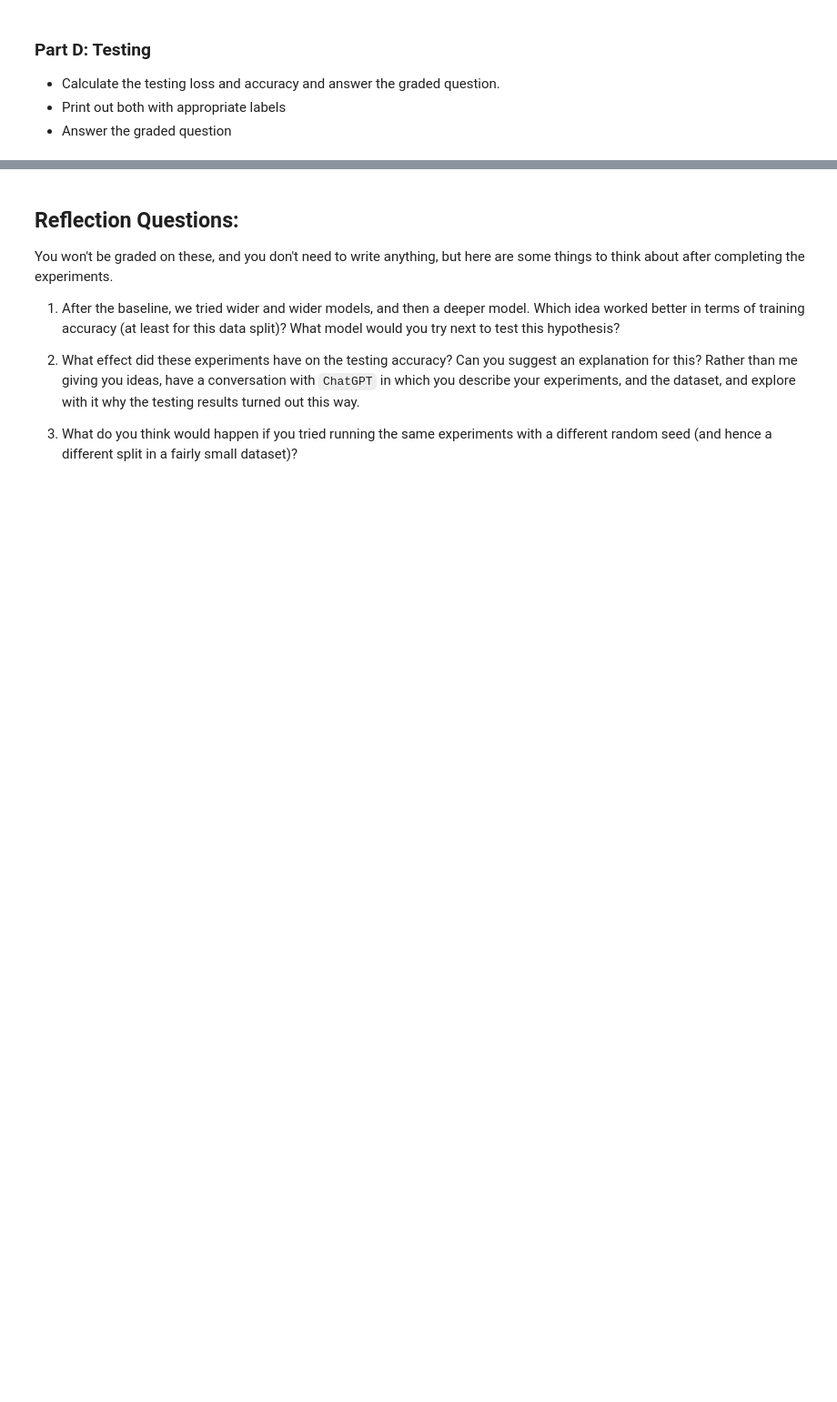
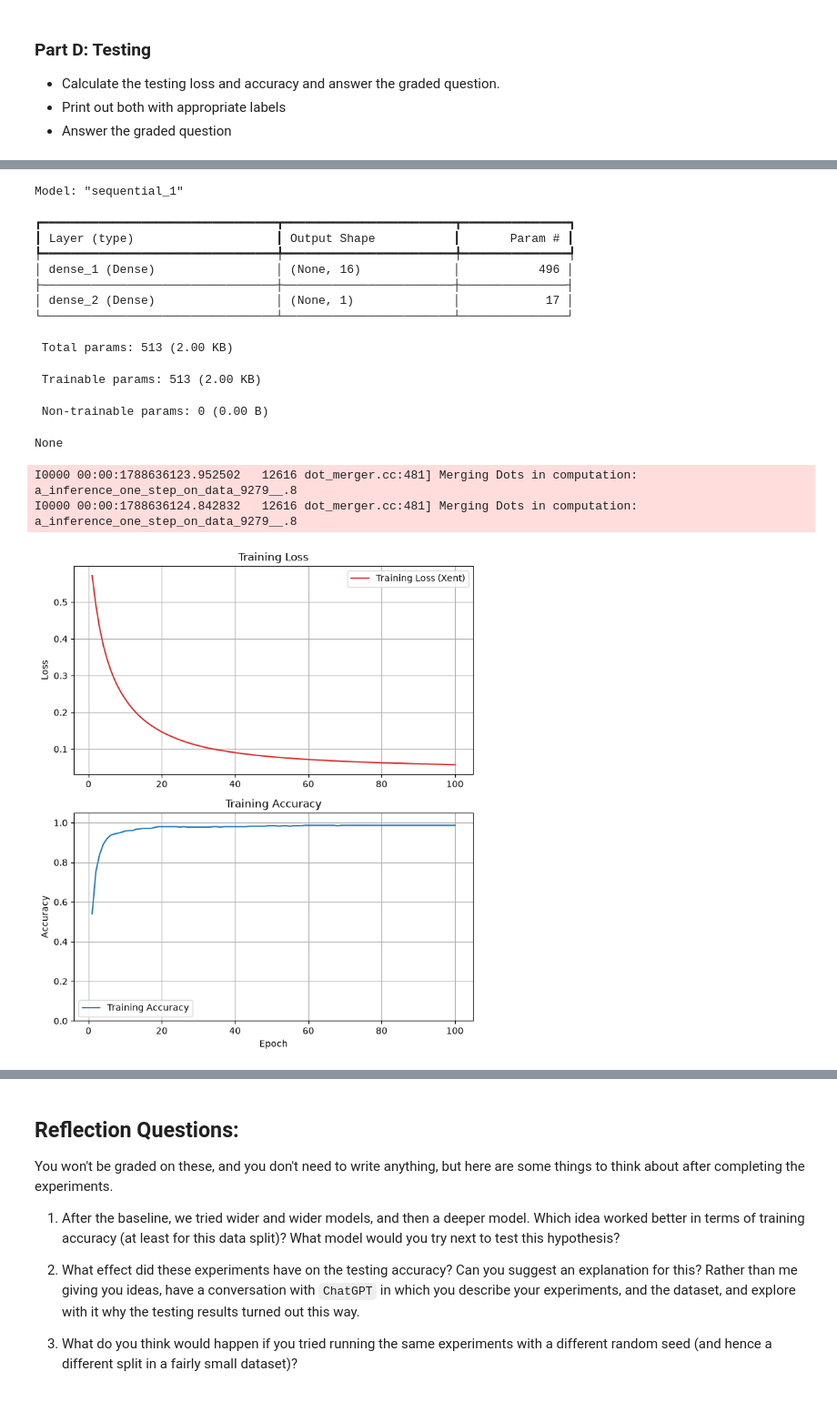
Before and after one commit to raffwh/dx703_hw, a Jupyter notebook: notebooks/Homework_01.ipynb, the cells around one changed output, grey strips where cells are left out. Shown at 91% size. Drawn from its saved outputs; the diff is of its cells as text; code cells hidden in the pictures; blank space fills up the shorter version.

```diff
--- a/notebooks/Homework_01.ipynb
+++ b/notebooks/Homework_01.ipynb
@@ -341,3 +421,50 @@ will have the following summary chart (the layer name may be different than show
 Then answer the graded questions.
 # %%
 # Your code here, add additional cells if you wish
+
+
+##_____ work _____ ##:
+model_p2 = keras.Sequential(
+    [
+       keras.layers.Input(shape=    (x_train_scaled.shape[1],  )),
+       keras.layers.Dense(16,       activation="sigmoid"),
+       keras.layers.Dense(1,        activation="sigmoid")
+    ]
+)
+display(model_p2.summary() )
+
+
+
+
+n_epochs = 100
+
+model_p2.compile(
+    optimizer='adam',
+    loss='binary_crossentropy',
+    metrics = ['accuracy']
+    )
+
+model_p2_hx = model_p2.fit(
+    x_train_scaled, y_train,
+    epochs = n_epochs ,
+    class_weight = baseline_class_weight_dict ,
+    verbose = 0
+)
+
+plot_history(model_p2_hx)
+# %% [output]
+Model: "sequential_1"
+┏━━━━━━━━━━━━━━━━━━━━━━━━━━━━━━━━━┳━━━━━━━━━━━━━━━━━━━━━━━━┳━━━━━━━━━━━━━━━┓
+┃ Layer (type)                    ┃ Output Shape           ┃       Param # ┃
+┡━━━━━━━━━━━━━━━━━━━━━━━━━━━━━━━━━╇━━━━━━━━━━━━━━━━━━━━━━━━╇━━━━━━━━━━━━━━━┩
+│ dense_1 (Dense)                 │ (None, 16)             │           496 │
+├─────────────────────────────────┼────────────────────────┼───────────────┤
+│ dense_2 (Dense)                 │ (None, 1)              │            17 │
+└─────────────────────────────────┴────────────────────────┴───────────────┘
+ Total params: 513 (2.00 KB)
+ Trainable params: 513 (2.00 KB)
+ Non-trainable params: 0 (0.00 B)
+None
+I0000 00:00:1788636123.952502   12616 dot_merger.cc:481] Merging Dots in computation: a_inference_one_step_on_data_9279__.8
+I0000 00:00:1788636124.842832   12616 dot_merger.cc:481] Merging Dots in computation: a_inference_one_step_on_data_9279__.8
+[figure, added]
```
Also changed, not shown: parts of 34 cells of this notebook, 1 other file.
